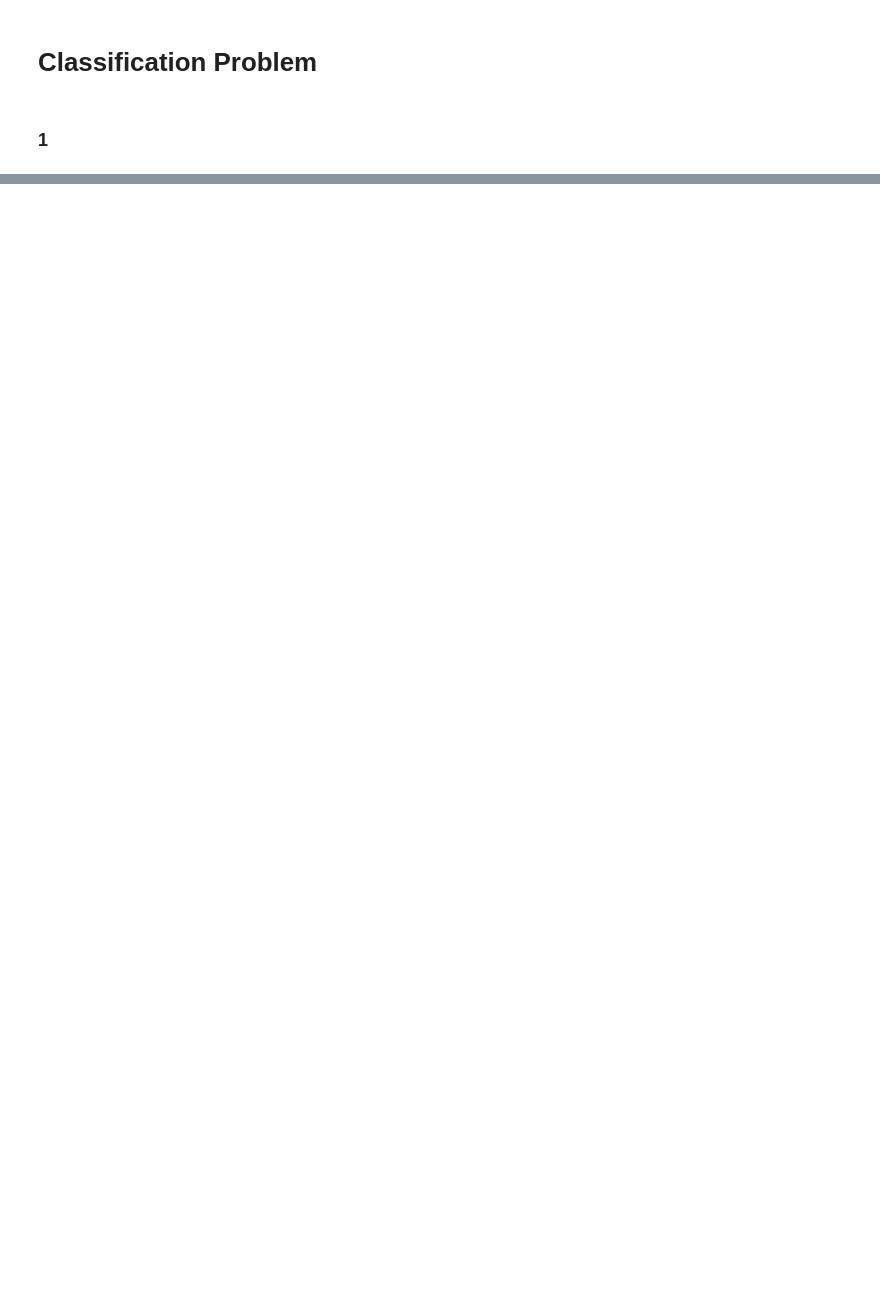
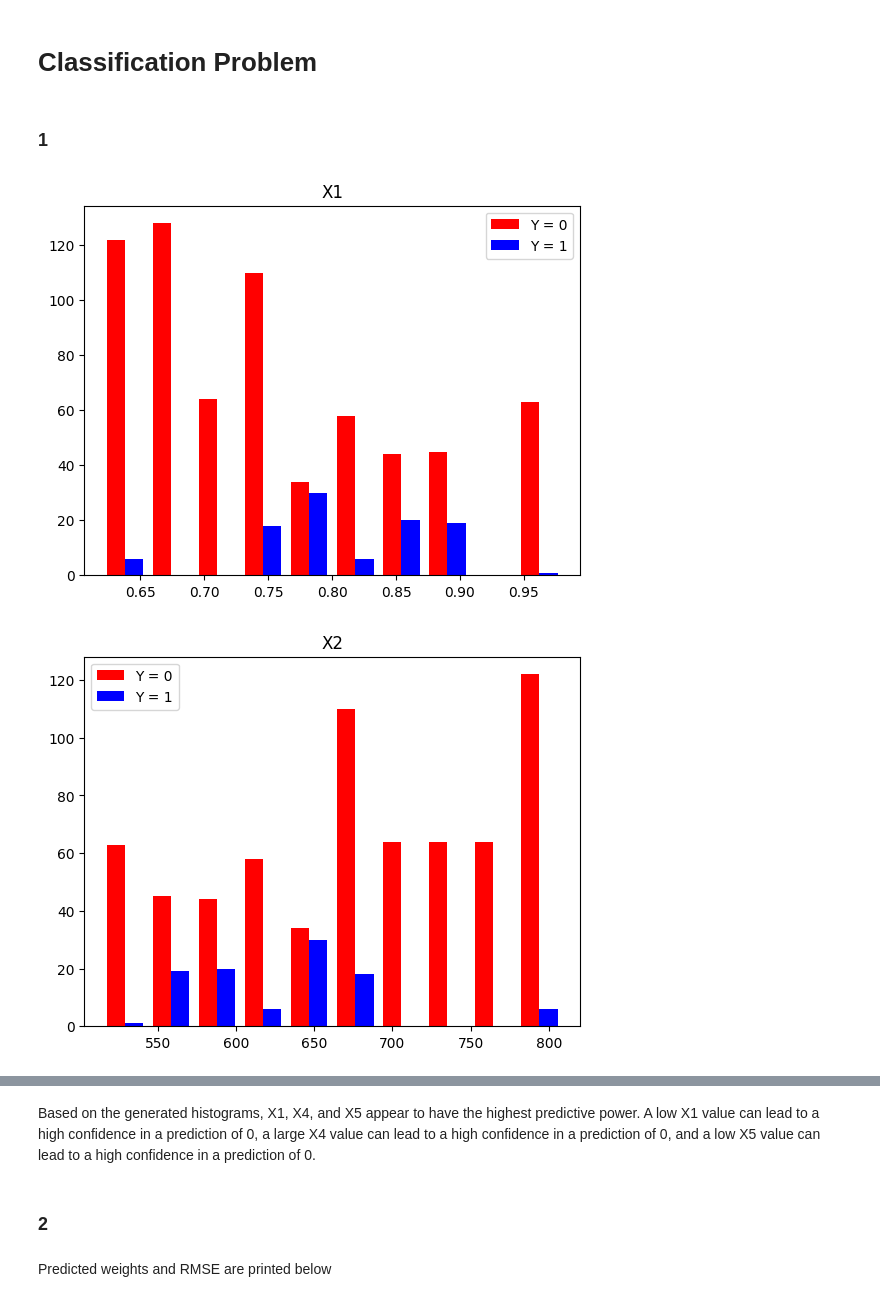
Before and after one commit to sheehy98/CS539_HW2, a Jupyter notebook: Homework2.ipynb, the cells around one changed output, grey strips where cells are left out. Cells and saved outputs as stored; diff of their text form; code cells hidden in the pictures; blank space fills up the shorter version.

```diff
--- a/Homework2.ipynb
+++ b/Homework2.ipynb
@@ -218,3 +219,20 @@ The model build in Part 4 has a higher RMSE when checked using 10-fold cross val
 # Classification Problem
 # %% [markdown]
 ### 1
+# %%
+df = pd.read_excel("ENB2012_data.xlsx")
+df['Y'] = df.apply(lambda row: 1 if (row['Y1'] > row['Y2']) else 0, axis=1)
+df = df.drop(['Y1', 'Y2'], axis=1)
+# %%
+class0 = df.where(lambda x: x['Y'] == 0)
+class1 = df.where(lambda x: x['Y'] == 1)
+# %%
+for title in df.columns[:-1]:
+    fig, ax = plt.subplots()
+    ax.hist([class0[title], class1[title]], label=['Y = 0', 'Y = 1'], color=['red', 'blue'])
+    ax.legend()
+    ax.set_title(title)
+    plt.show()
+# %% [output]
+[figure, added]
+[figure, added]
@@ -220,0 +245,4 @@ The model build in Part 4 has a higher RMSE when checked using 10-fold cross val
+# %% [markdown]
+Based on the generated histograms, X1, X4, and X5 appear to have the highest predictive power.  A low X1 value can lead to a high confidence in a prediction of 0, a large X4 value can lead to a high confidence in a prediction of 0, and a low X5 value can lead to a high confidence in a prediction of 0.
+# %% [markdown]
+### 2
@@ -220,0 +255,2 @@ The model build in Part 4 has a higher RMSE when checked using 10-fold cross val
+# %% [markdown]
+Predicted weights and RMSE are printed below
```
Also changed, not shown: parts of 43 cells of this notebook.
